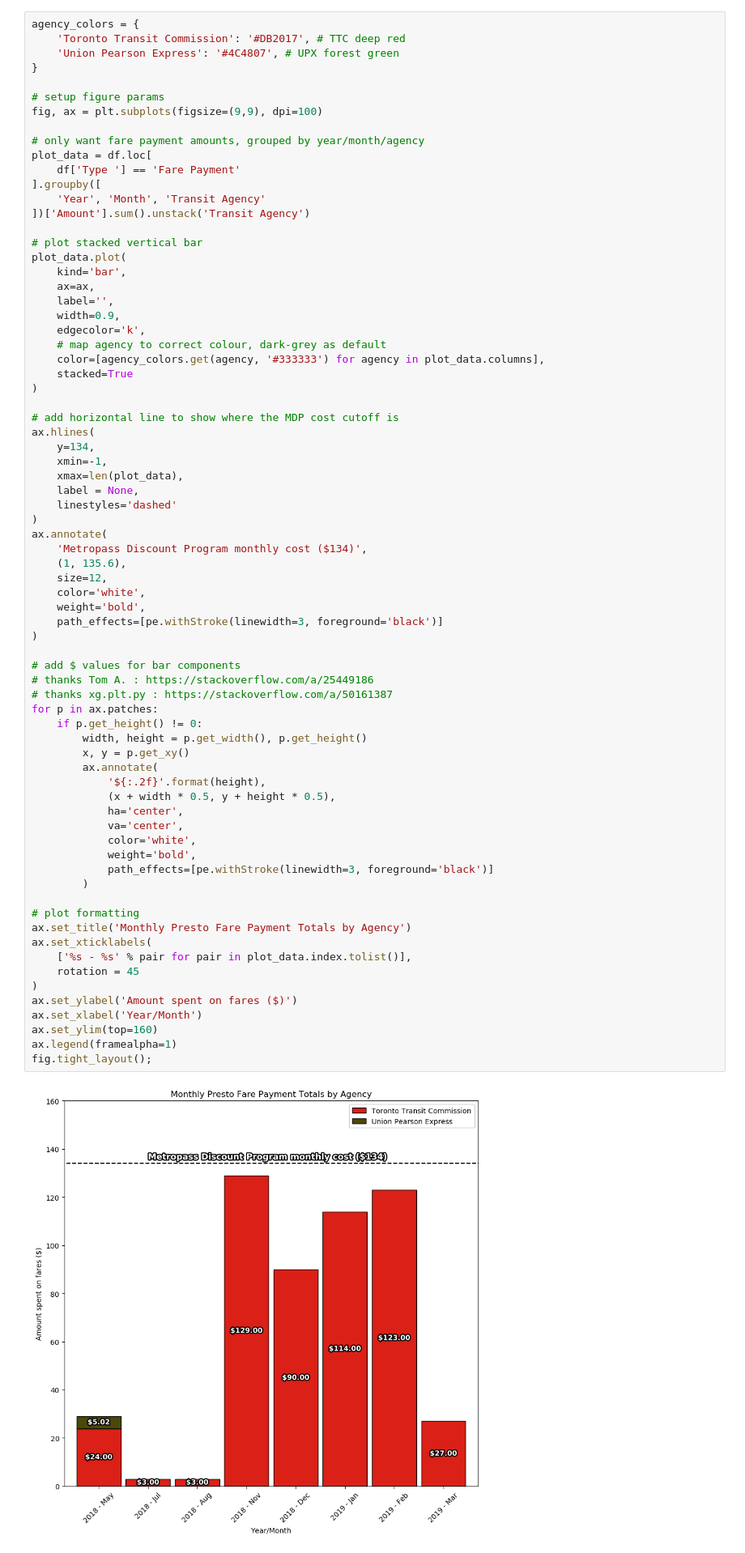
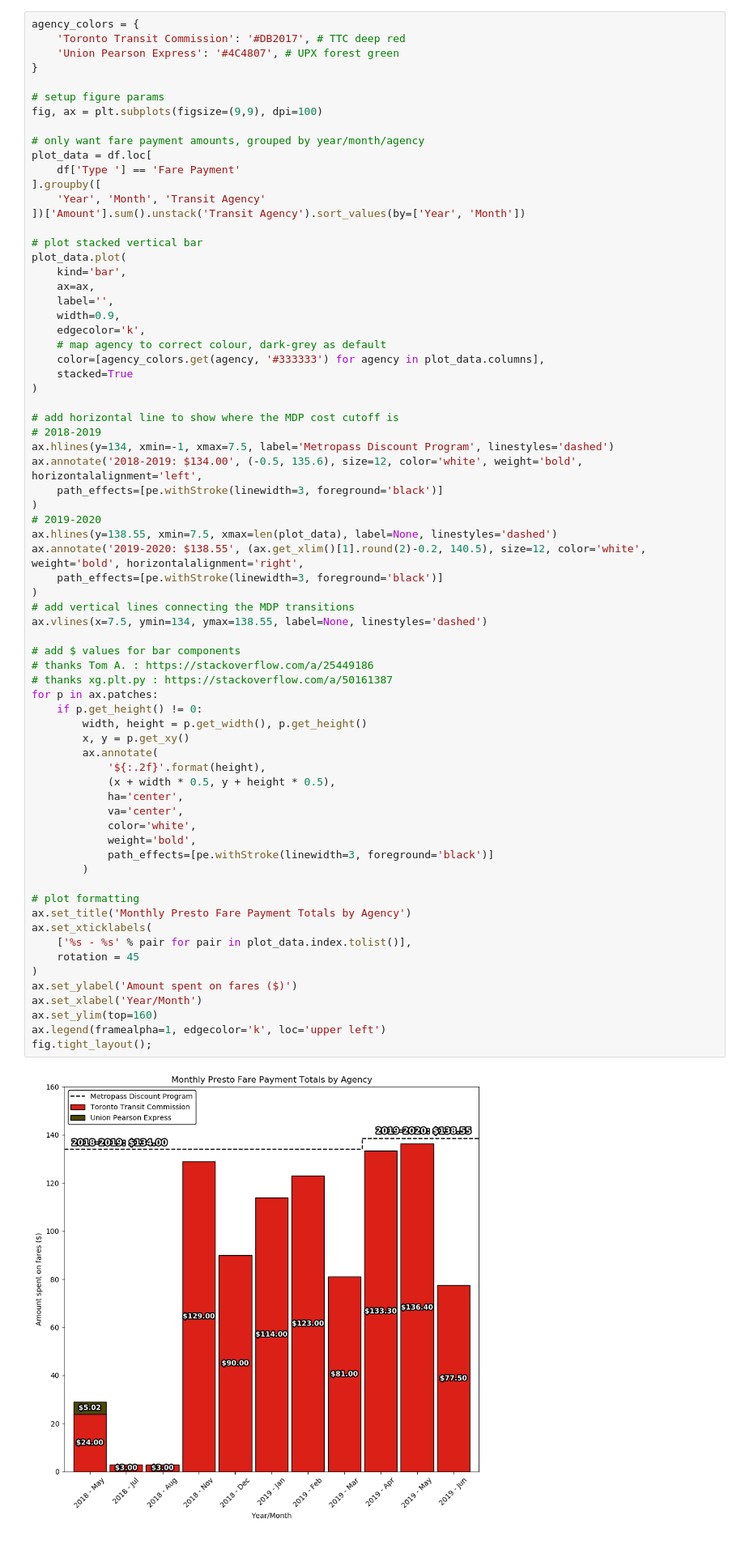
Before and after one commit to m9brady/Presto-EDA, a Jupyter notebook: notebooks/presto_costs.ipynb, the cells around one changed output. Shown at 81% size. Cells and saved outputs as stored; diff of their text form.

Commit message:
update to June 2019
- fix year-month sorting on plot

```diff
--- a/notebooks/presto_costs.ipynb
+++ b/notebooks/presto_costs.ipynb
@@ -131,7 +139,7 @@ plot_data = df.loc[
     df['Type '] == 'Fare Payment'
 ].groupby([
     'Year', 'Month', 'Transit Agency'
-])['Amount'].sum().unstack('Transit Agency')
+])['Amount'].sum().unstack('Transit Agency').sort_values(by=['Year', 'Month'])
 
 # plot stacked vertical bar
 plot_data.plot(
@@ -146,49 +154,46 @@ plot_data.plot(
 )
 
 # add horizontal line to show where the MDP cost cutoff is
-ax.hlines(
-    y=134,
-    xmin=-1,
-    xmax=len(plot_data),
-    label = None,
-    linestyles='dashed'
-)
-ax.annotate(
-    'Metropass Discount Program monthly cost ($134)',
-    (1, 135.6),
-    size=12,
-    color='white',
-    weight='bold',
+# 2018-2019
+ax.hlines(y=134, xmin=-1, xmax=7.5, label='Metropass Discount Program', linestyles='dashed')
+ax.annotate('2018-2019: $134.00', (-0.5, 135.6), size=12, color='white', weight='bold', horizontalalignment='left',
     path_effects=[pe.withStroke(linewidth=3, foreground='black')]
 )
+# 2019-2020
+ax.hlines(y=138.55, xmin=7.5, xmax=len(plot_data), label=None, linestyles='dashed')
+ax.annotate('2019-2020: $138.55', (ax.get_xlim()[1].round(2)-0.2, 140.5), size=12, color='white', weight='bold', horizontalalignment='right',
+    path_effects=[pe.withStroke(linewidth=3, foreground='black')]
+)
+# add vertical lines connecting the MDP transitions
+ax.vlines(x=7.5, ymin=134, ymax=138.55, label=None, linestyles='dashed')
 
 # add $ values for bar components
 # thanks Tom A. : https://stackoverflow.com/a/25449186
 # thanks xg.plt.py : https://stackoverflow.com/a/50161387
 for p in ax.patches:
     if p.get_height() != 0:
         width, height = p.get_width(), p.get_height()
         x, y = p.get_xy()
         ax.annotate(
             '${:.2f}'.format(height),
             (x + width * 0.5, y + height * 0.5),
             ha='center',
             va='center',
             color='white',
             weight='bold',
             path_effects=[pe.withStroke(linewidth=3, foreground='black')]
         )
 
 # plot formatting
 ax.set_title('Monthly Presto Fare Payment Totals by Agency')
 ax.set_xticklabels(
     ['%s - %s' % pair for pair in plot_data.index.tolist()],
     rotation = 45
 )
 ax.set_ylabel('Amount spent on fares ($)')
 ax.set_xlabel('Year/Month')
 ax.set_ylim(top=160)
-ax.legend(framealpha=1)
+ax.legend(framealpha=1, edgecolor='k', loc='upper left')
 fig.tight_layout();
 # %% [output]
-[figure, old version]
+[figure, new version]
```
Also changed, not shown: parts of 6 cells of this notebook, 1 other file.
